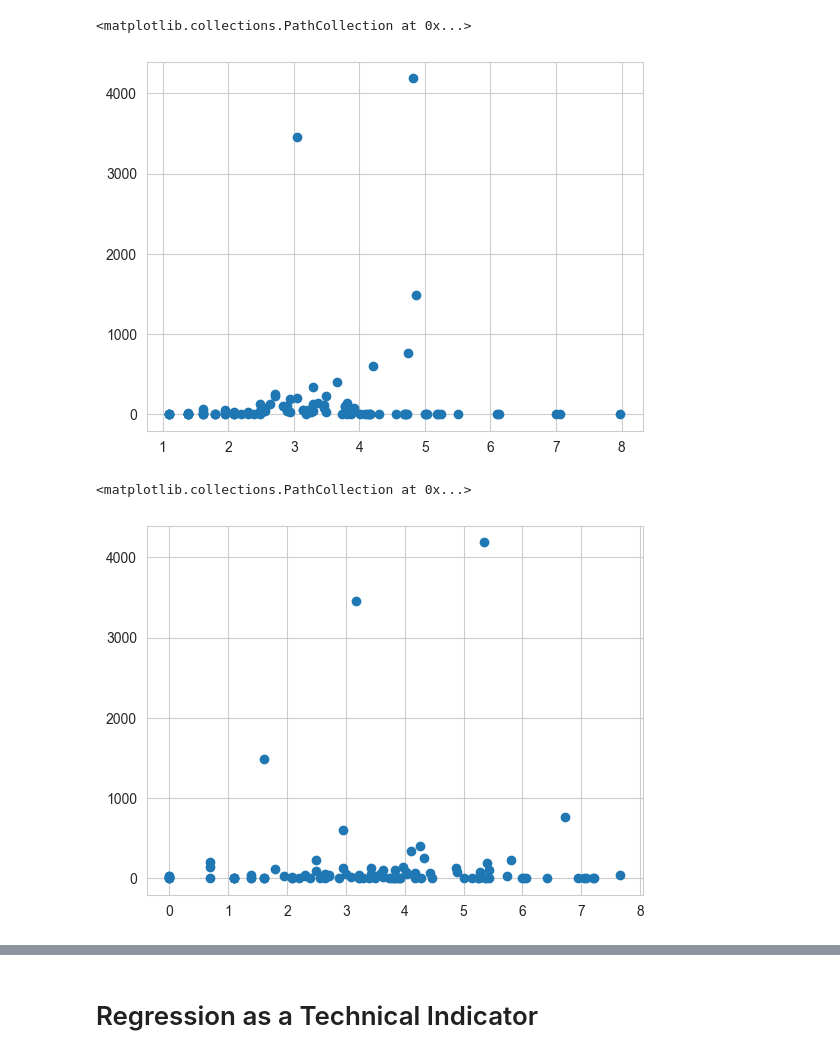
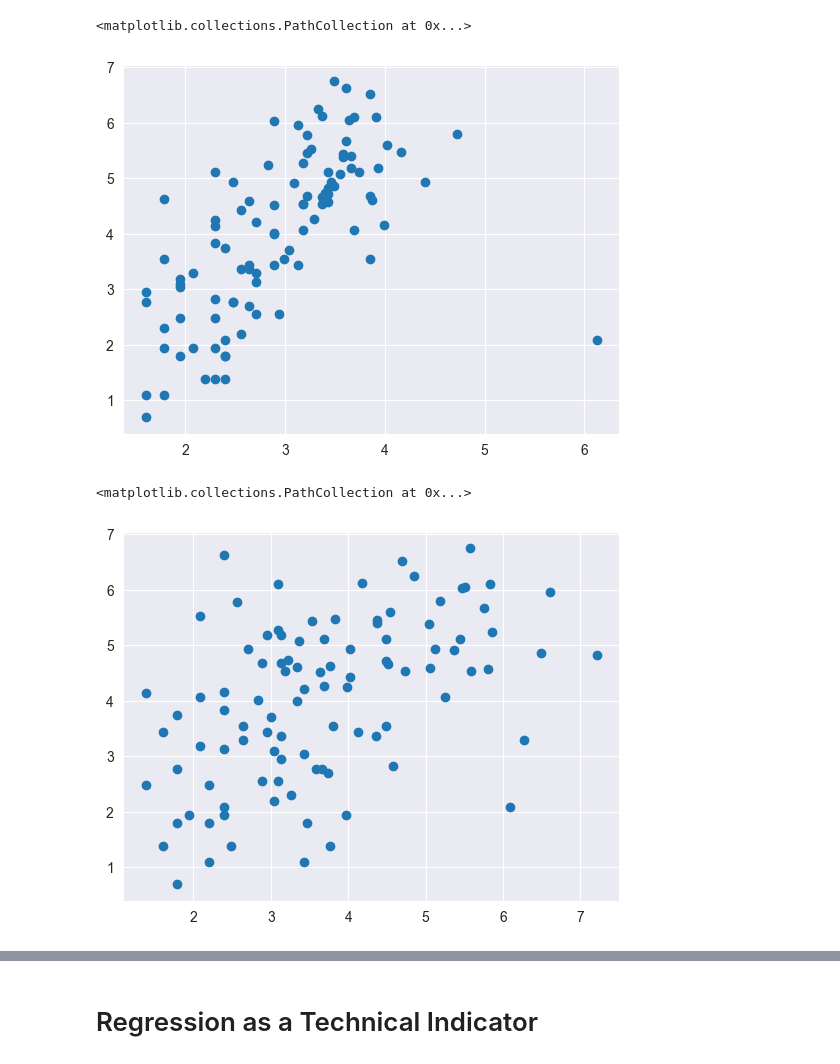
Before and after one commit to jubenitezg/Go-Clone-Thesis, a Jupyter notebook: clone-detection/analysis.ipynb, the cells around one changed output, grey strips where cells are left out. Cells and saved outputs as stored; diff of their text form; code cells hidden in the pictures.

```diff
--- a/clone-detection/analysis.ipynb
+++ b/clone-detection/analysis.ipynb
@@ -76,11 +76,29 @@ Intercept: 117.08980766371077
 | 3 | patrickmn/go-cache | 2 | 1 | 248.0 | 92.000000 | MIT | 163 | 2012-01-02 | 7.0 | ... |
 | 4 | miekg/dns | 39 | 741 | 1746.0 | 605.000000 | BSD-3-Clause | 4173 | 2010-08-03 | 227.0 | ... |
 # %%
+def filter_outliers(series, lower_percentile=0.1, upper_percentile=0.99):
+	lower_bound = series.quantile(lower_percentile)
+	upper_bound = series.quantile(upper_percentile)
+	return series[(series > lower_bound) & (series < upper_bound)]
+
+
 df['log_stars'] = np.log1p(df['stars'])
 df['log_contributors'] = np.log1p(df['contributors'])
 df['log_commits'] = np.log1p(df['commits'])
 df['log_pairs'] = np.log1p(df['pairs'])
 df['log_analyzed_paths'] = np.log1p(df['analyzed_paths'])
 df['log_issues'] = np.log1p(df['issues'])
+df['log_similarities'] = np.log1p(df['similarities'])
+
+df['log_stars'] = filter_outliers(df['log_stars'])
+df['log_contributors'] = filter_outliers(df['log_contributors'])
+df['log_commits'] = filter_outliers(df['log_commits'])
+df['log_pairs'] = filter_outliers(df['log_pairs'])
+df['log_analyzed_paths'] = filter_outliers(df['log_analyzed_paths'])
+df['log_issues'] = filter_outliers(df['log_issues'])
+df['log_similarities'] = filter_outliers(df['log_similarities'])
+
+# remove nan values
+df.dropna(inplace=True)
 # %%
 sample = df.sample(100)
@@ -87,13 +129,13 @@ sample = df.sample(100)
 # %%
-plt.scatter(sample['log_analyzed_paths'], sample['similarities'])
+plt.scatter(sample['log_analyzed_paths'], sample['log_similarities'])
 # %% [output]
 <matplotlib.collections.PathCollection at 0x...>
-[figure, old version]
+[figure, new version]
 # %%
-plt.scatter(sample['log_issues'], sample['similarities'])
+plt.scatter(sample['log_issues'], sample['log_similarities'])
 # %% [output]
 <matplotlib.collections.PathCollection at 0x...>
-[figure, old version]
+[figure, new version]
 # %%
 plt.scatter(sample['log_pairs'], sample['similarities'])
 # %% [output]
```
Also changed, not shown: parts of 36 cells of this notebook.
